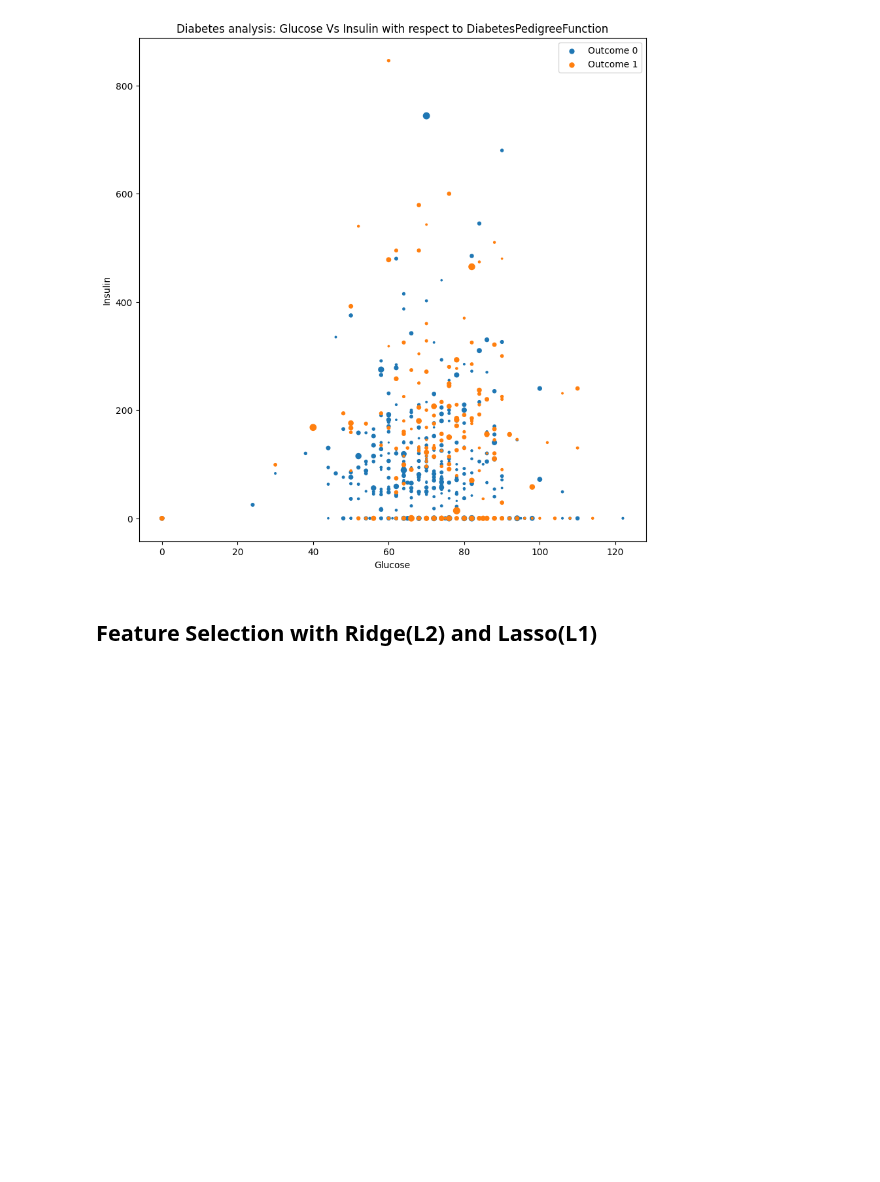
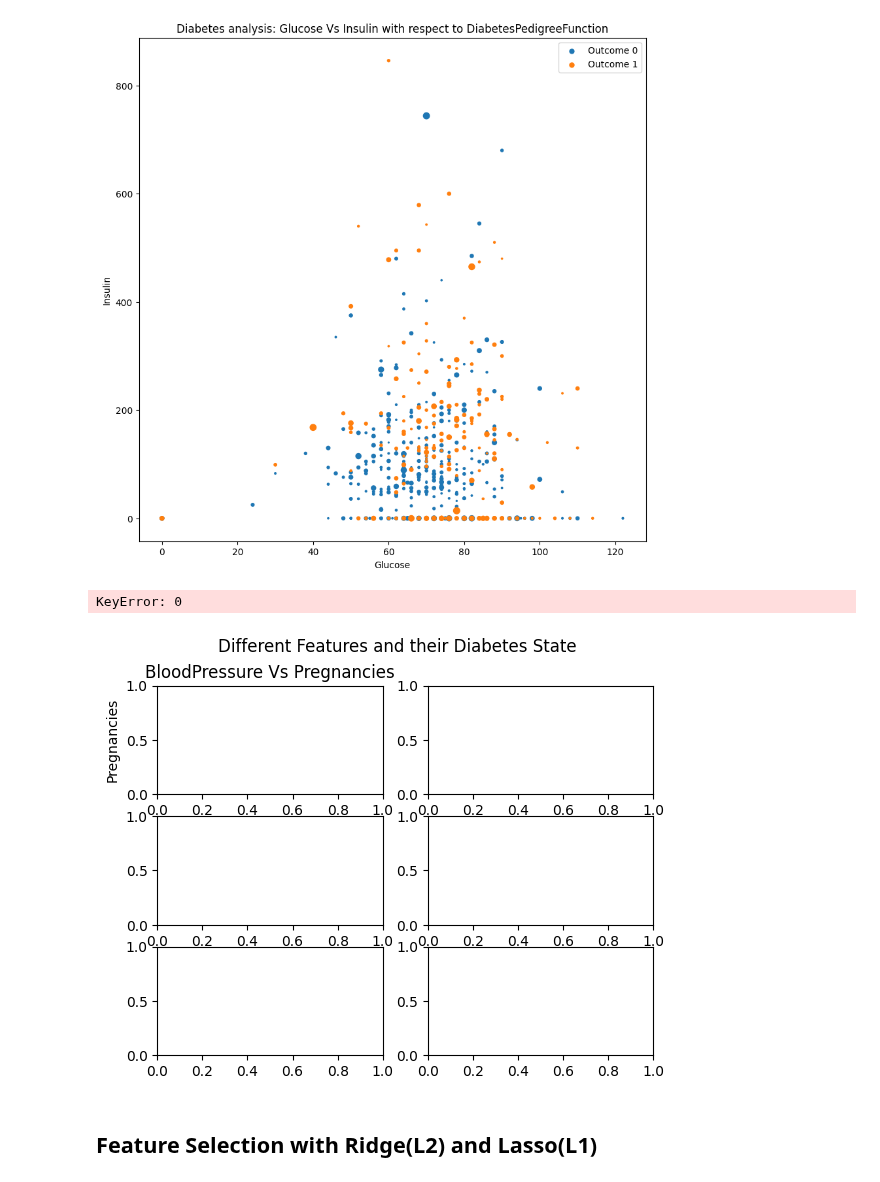
Before and after one commit to SakshiKhatiwada/Python, a Jupyter notebook: Projects/Diabetes-Prediction/main.ipynb, the cells around one changed output. Drawn from its saved outputs; the diff is of its cells as text; code cells hidden in the pictures; blank space fills up the shorter version.

```diff
--- a/Projects/Diabetes-Prediction/main.ipynb
+++ b/Projects/Diabetes-Prediction/main.ipynb
@@ -40,6 +40,31 @@ plt.ylabel("Insulin")
 plt.show()
 # %% [output]
 [figure]
+# %%
+# plt.figure(figsize=(10,10))
+fig, ax = plt.subplots(3, 2)
+fig.suptitle("Different Features and their Diabetes State")
+
+ax[0, 0].set_title("BloodPressure Vs Pregnancies")
+ax[0, 0].set_xlabel("BloodPressure")
+ax[0, 0].set_ylabel("Pregnancies")
+
+for outcome, group in enumerate(dataframe.groupby("Outcome")):
+    ax[0, 0].scatter(
+        "BloodPressure",
+        "Pregnancies",
+        data=group,
+        label=f"Outcome {outcome}",
+        s=group["DiabetesPedigreeFunction"] * 20,
+    )
+
+ax[0, 0].legend()
+
+plt.tight_layout()
+plt.show()
+# %% [output]
+KeyError: 0
+[figure, added]
 # %% [markdown]
 ## Feature Selection with Ridge(L2) and Lasso(L1)
 # %%
```
Also changed, not shown: parts of 5 cells of this notebook.
